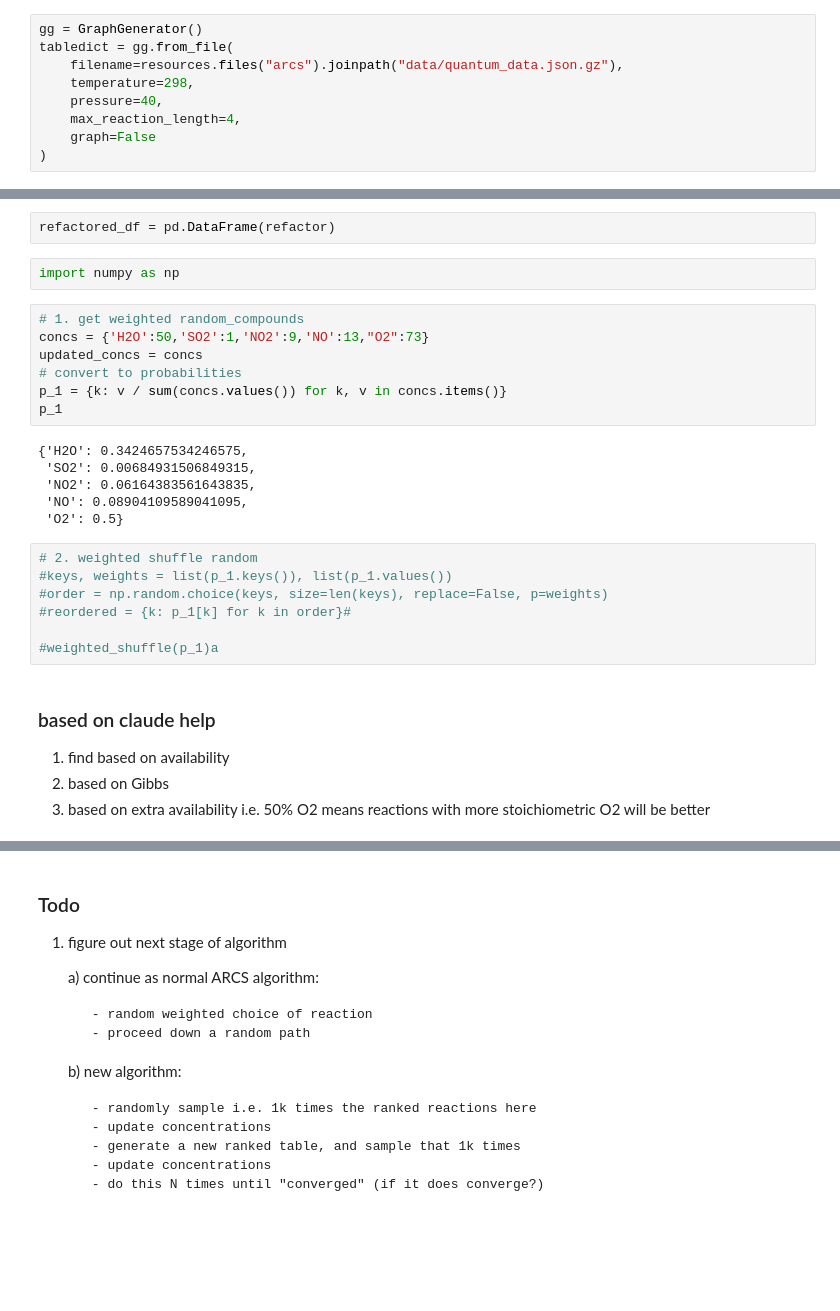
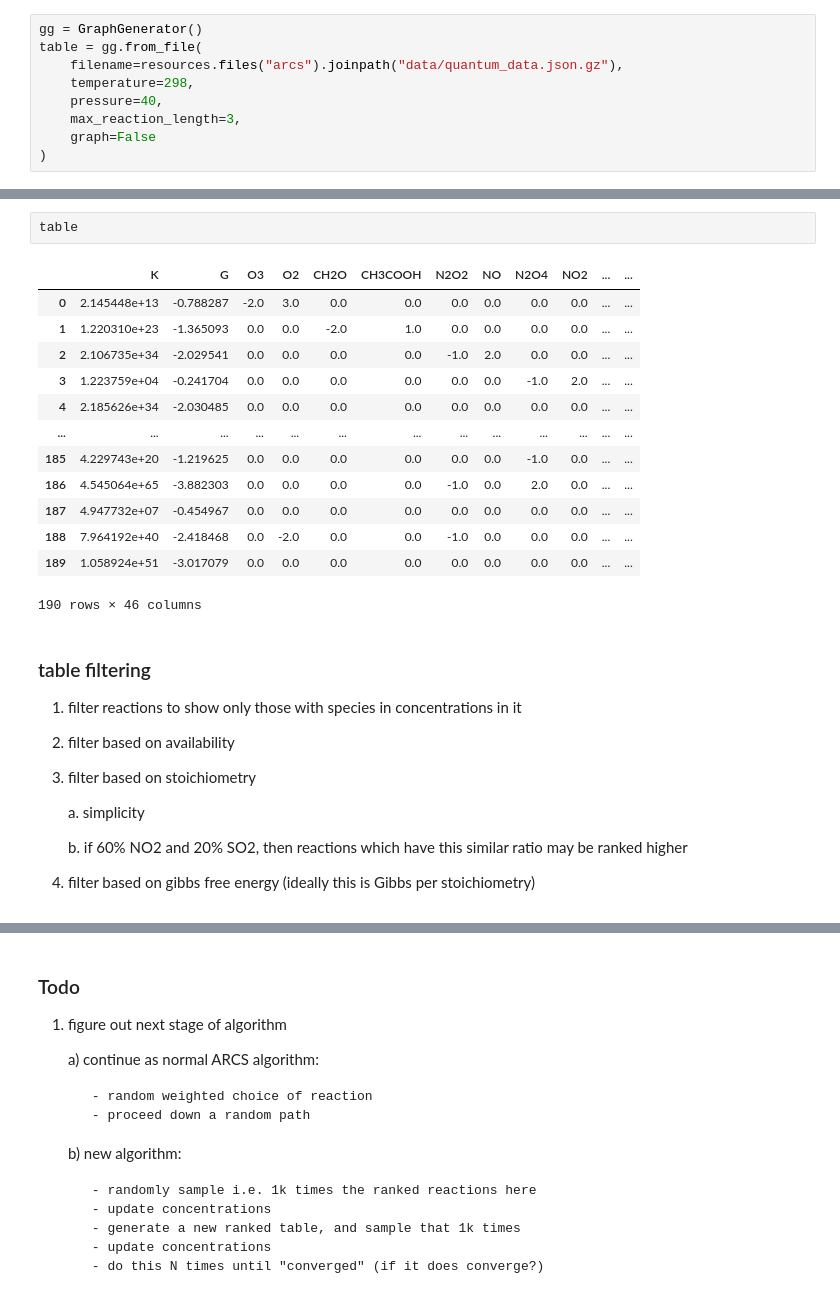
Before and after one commit to badw/arcs, a Jupyter notebook: examples/table_sandbox.ipynb, the cells around one changed output, grey strips where cells are left out. Cells and saved outputs as stored; diff of their text form; blank space fills up the shorter version.

Commit message:
add reformat_table to generate.py and clean table_sandbox.ipynb more cleanup to follow

```diff
--- a/examples/table_sandbox.ipynb
+++ b/examples/table_sandbox.ipynb
@@ -5,9 +15,9 @@ import copy
 # %%
 gg = GraphGenerator()
-tabledict = gg.from_file(
+table = gg.from_file(
     filename=resources.files("arcs").joinpath("data/quantum_data.json.gz"),
     temperature=298,
     pressure=40,
-    max_reaction_length=4,
+    max_reaction_length=3,
     graph=False
 )
@@ -44,30 +24,27 @@ refactor = table_refactor(tabledict)
-# %%
-refactored_df = pd.DataFrame(refactor)
-# %%
-import numpy as np
-# %%
-# 1. get weighted random_compounds
-concs = {'H2O':50,'SO2':1,'NO2':9,'NO':13,"O2":73}
-updated_concs = concs
-# convert to probabilities
-p_1 = {k: v / sum(concs.values()) for k, v in concs.items()}
-p_1
-# %% [output]
-{'H2O': 0.3424657534246575,
- 'SO2': 0.00684931506849315,
- 'NO2': 0.06164383561643835,
- 'NO': 0.08904109589041095,
- 'O2': 0.5}
-# %%
-# 2. weighted shuffle random
-#keys, weights = list(p_1.keys()), list(p_1.values())
-#order = np.random.choice(keys, size=len(keys), replace=False, p=weights)
-#reordered = {k: p_1[k] for k in order}#
-
-#weighted_shuffle(p_1)a
+# %%
+table
+# %% [output]
+|  | K | G | O3 | O2 | CH2O | CH3COOH | N2O2 | NO | N2O4 | NO2 | ... | ... |
+| 0 | 2.145448e+13 | -0.788287 | -2.0 | 3.0 | 0.0 | 0.0 | 0.0 | 0.0 | 0.0 | 0.0 | ... | ... |
+| 1 | 1.220310e+23 | -1.365093 | 0.0 | 0.0 | -2.0 | 1.0 | 0.0 | 0.0 | 0.0 | 0.0 | ... | ... |
+| 2 | 2.106735e+34 | -2.029541 | 0.0 | 0.0 | 0.0 | 0.0 | -1.0 | 2.0 | 0.0 | 0.0 | ... | ... |
+| 3 | 1.223759e+04 | -0.241704 | 0.0 | 0.0 | 0.0 | 0.0 | 0.0 | 0.0 | -1.0 | 2.0 | ... | ... |
+| 4 | 2.185626e+34 | -2.030485 | 0.0 | 0.0 | 0.0 | 0.0 | 0.0 | 0.0 | 0.0 | 0.0 | ... | ... |
+| ... | ... | ... | ... | ... | ... | ... | ... | ... | ... | ... | ... | ... |
+| 185 | 4.229743e+20 | -1.219625 | 0.0 | 0.0 | 0.0 | 0.0 | 0.0 | 0.0 | -1.0 | 0.0 | ... | ... |
+| 186 | 4.545064e+65 | -3.882303 | 0.0 | 0.0 | 0.0 | 0.0 | -1.0 | 0.0 | 2.0 | 0.0 | ... | ... |
+| 187 | 4.947732e+07 | -0.454967 | 0.0 | 0.0 | 0.0 | 0.0 | 0.0 | 0.0 | 0.0 | 0.0 | ... | ... |
+| 188 | 7.964192e+40 | -2.418468 | 0.0 | -2.0 | 0.0 | 0.0 | -1.0 | 0.0 | 0.0 | 0.0 | ... | ... |
+| 189 | 1.058924e+51 | -3.017079 | 0.0 | 0.0 | 0.0 | 0.0 | 0.0 | 0.0 | 0.0 | 0.0 | ... | ... |
+190 rows × 46 columns
 # %% [markdown]
-### based on claude help
+### table filtering
 
-1. find based on availability
-2. based on Gibbs
-3. based on extra availability i.e. 50% O2 means reactions with more stoichiometric O2 will be better
+1. filter reactions to show only those with species in concentrations in it
+2. filter based on availability
+3. filter based on stoichiometry
+
+    a. simplicity
+
+    b. if 60% NO2 and 20% SO2, then reactions which have this similar ratio may be ranked higher
+4. filter based on gibbs free energy (ideally this is Gibbs per stoichiometry)
```
Also changed, not shown: parts of 43 cells of this notebook, 2 other files.
